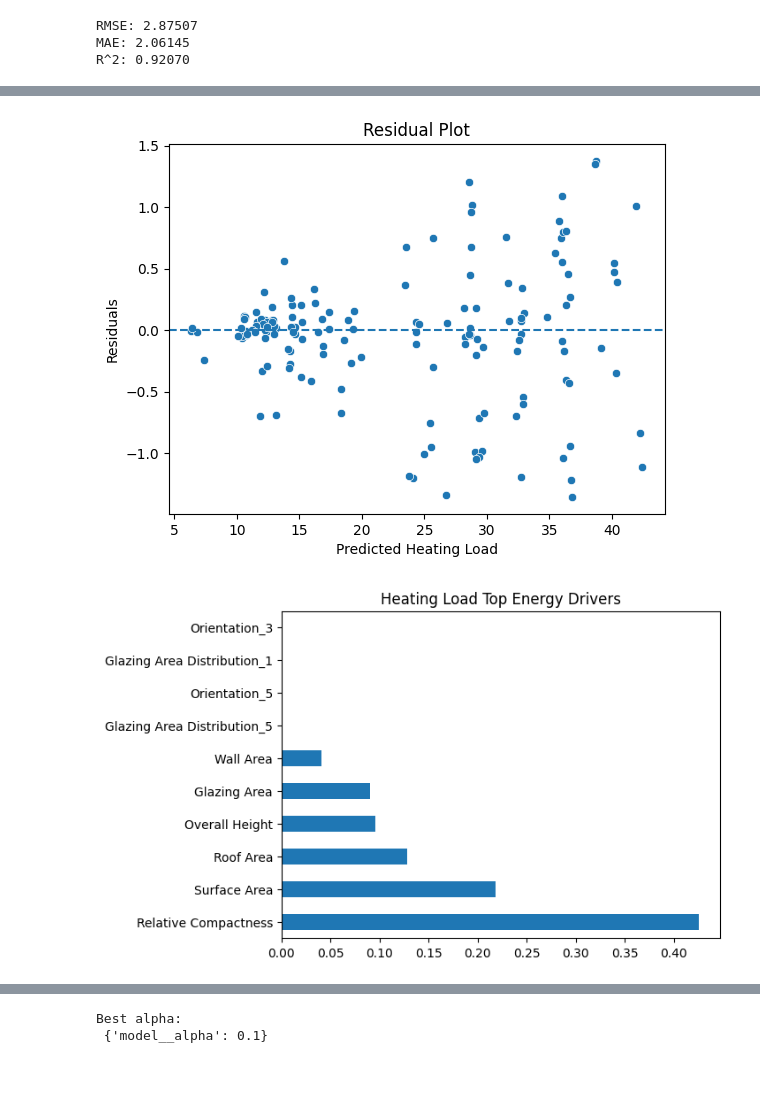
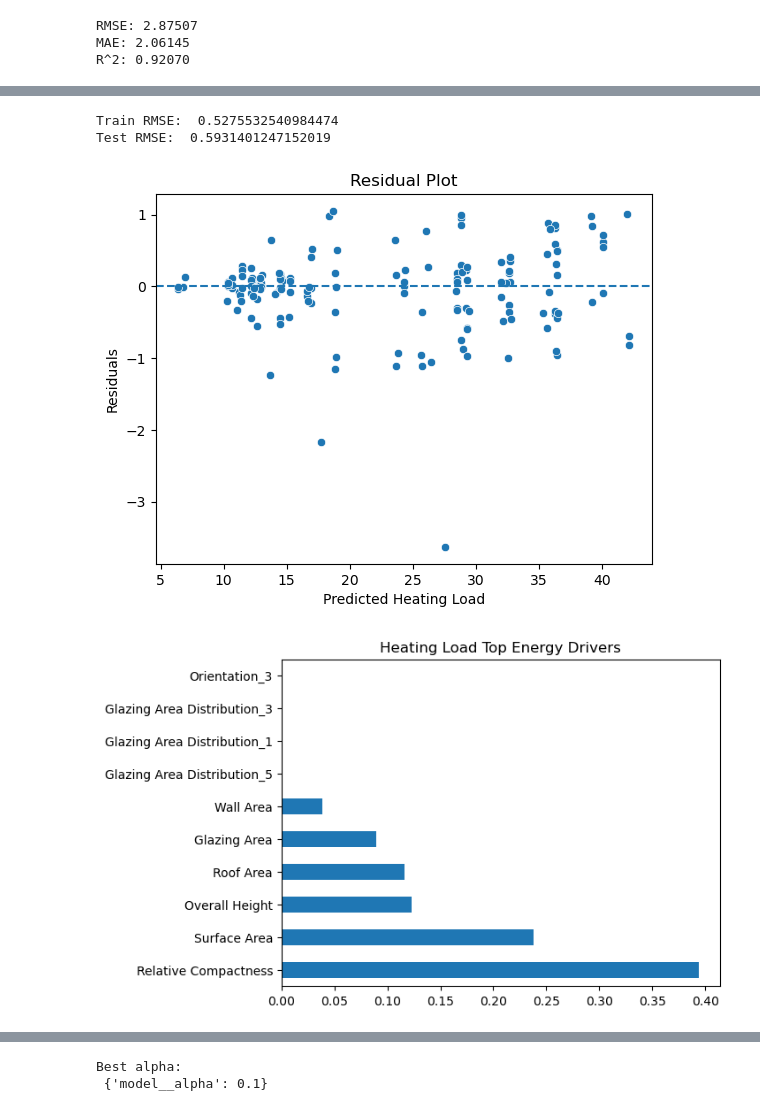
Before and after one commit to glfon/energy-consumption-regression, a Jupyter notebook: energy_consumption_regression (1).ipynb, the cells around one changed output, grey strips where cells are left out. Cells and saved outputs as stored; diff of their text form; code cells hidden in the pictures; blank space fills up the shorter version.

```diff
--- a/energy_consumption_regression (1).ipynb
+++ b/energy_consumption_regression (1).ipynb
@@ -190,7 +191,7 @@ from sklearn.ensemble import RandomForestRegressor, GradientBoostingRegressor
 # %%
 # Hyperparameter tuning using random forest for non linear relationships
 rf=Pipeline(steps=[("preprocessor", preprocessor),("model", RandomForestRegressor(random_state=42))])
-params_grid={"model__n_estimators": [100,200], "model__max_depth": [None, 10, 20], "model__min_samples_split": [2,5]}
+params_grid={"model__n_estimators": [100,200], "model__max_depth": [5,8], "model__min_samples_split": [8,12], "model__min_samples_leaf": [4,3]}
 
 grid_rf=GridSearchCV(rf, params_grid, cv=3, scoring="neg_root_mean_squared_error", n_jobs=-1)
 grid_rf.fit(X_train, y_train)
@@ -212,3 +223,11 @@ R^2: 0.997
+# %%
+#Now we check for overfitting
+y_train_pred=best_rf.predict(X_train)
+print("Train RMSE: ", np.sqrt(mean_squared_error(y_train, y_train_pred)))
+print("Test RMSE: ", np.sqrt(mean_squared_error(y_test, y_pred_rf)))
+# %% [output]
+Train RMSE:  0.5275532540984474
+Test RMSE:  0.5931401247152019
 # %%
 # Residual analysis
 residuals=y_test-y_pred_rf
@@ -220,20 +239,23 @@ plt.ylabel("Residuals")
 plt.title("Residual Plot")
 plt.show()
 # %% [output]
-[figure, old version]
+[figure, new version]
 # %%
 # Feature Importance
 importances=best_rf.named_steps["model"].feature_importances_
 feature_names=(numeric_features+list(best_rf.named_steps["preprocessor"].transformers_[1][1].named_steps["onehot"].get_feature_names_out(categorical_features)))
 
 #Convert into dataframe
 
 fi=pd.Series(importances, index=feature_names).sort_values(ascending=False)
 fi.head(10).plot(kind="barh")
 plt.title("Heating Load Top Energy Drivers")
 plt.show()
+
+#save this into csv, save to project directory
+fi.to_csv("heating_load_feature_importance.csv", index=True)
 # %% [output]
-[figure, old version]
+[figure, new version]
 # %%
 # Now we do likewise to predict the cooling load
 X = df_energy.drop(columns=['Heating Load', 'Cooling Load'])
```
Also changed, not shown: parts of 15 cells of this notebook.
